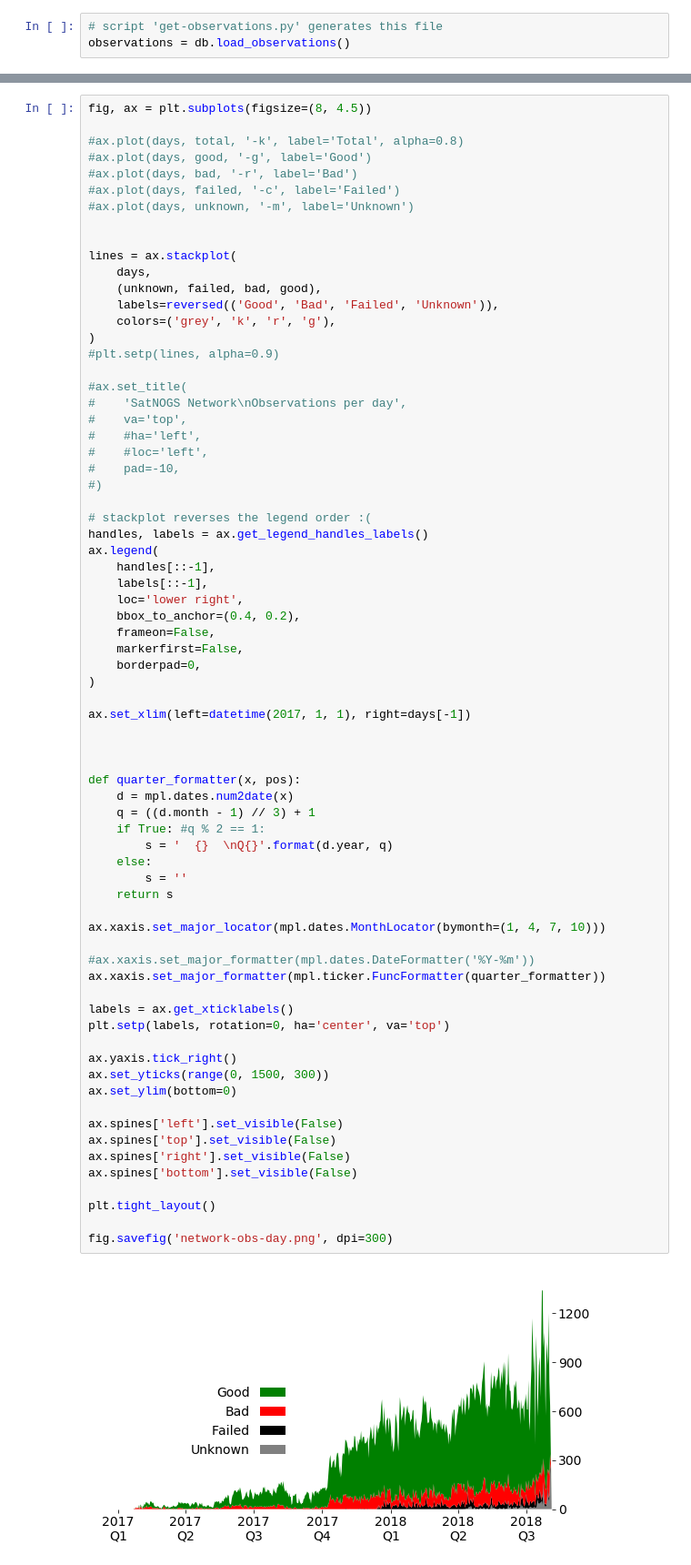
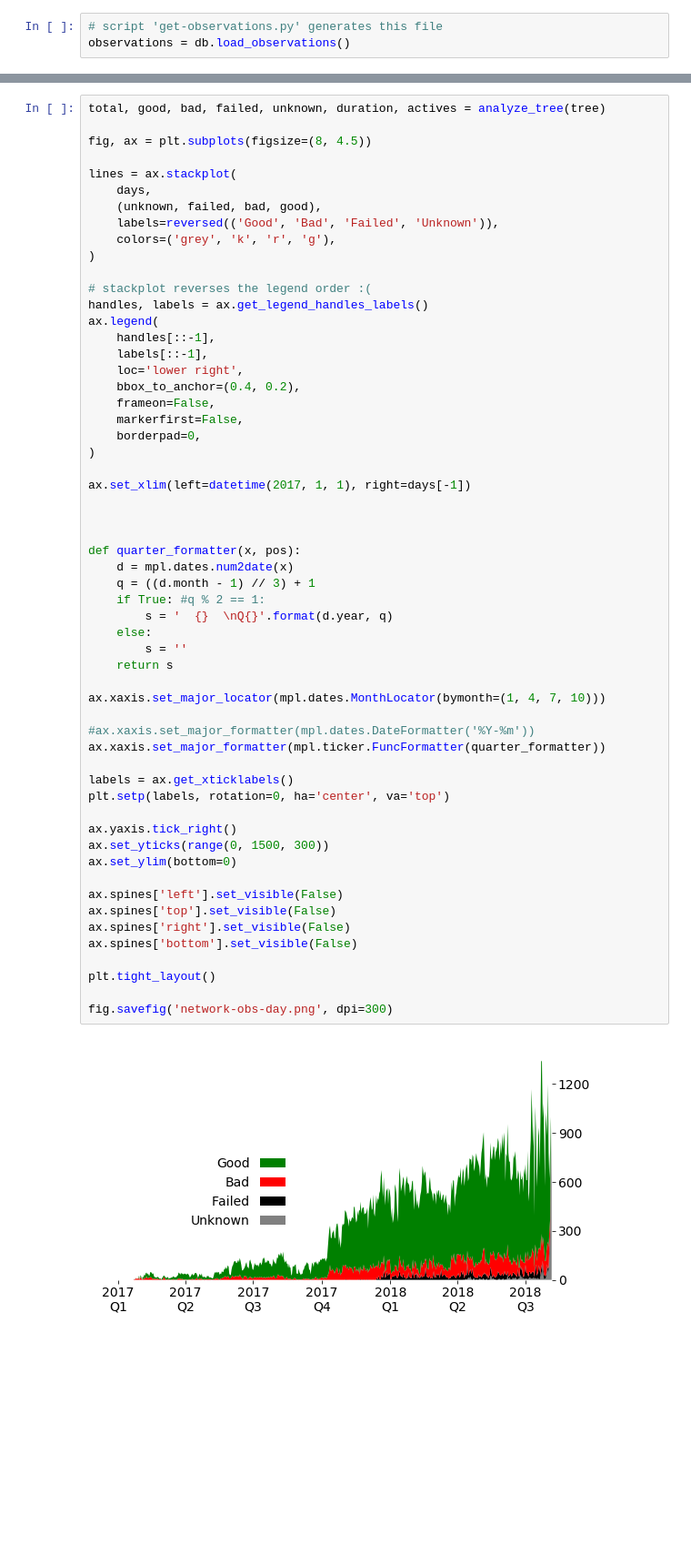
Before and after one commit to wiredlab/scheduling-bazaar, a Jupyter notebook: notebooks/observations-status.ipynb, the cells around one changed output, grey strips where cells are left out. Shown at 91% size. Drawn from its saved outputs; the diff is of its cells as text; blank space fills up the shorter version.

Commit message:
update observations

```diff
--- a/notebooks/observations-status.ipynb
+++ b/notebooks/observations-status.ipynb
@@ -89,12 +91,7 @@ for i, day in enumerate(days):
 # %%
+total, good, bad, failed, unknown, duration, actives = analyze_tree(tree)
+
 fig, ax = plt.subplots(figsize=(8, 4.5))
-
-#ax.plot(days, total, '-k', label='Total', alpha=0.8)
-#ax.plot(days, good, '-g', label='Good')
-#ax.plot(days, bad, '-r', label='Bad')
-#ax.plot(days, failed, '-c', label='Failed')
-#ax.plot(days, unknown, '-m', label='Unknown')
-
 
 lines = ax.stackplot(
     days,
@@ -102,15 +99,6 @@ lines = ax.stackplot(
     labels=reversed(('Good', 'Bad', 'Failed', 'Unknown')),
     colors=('grey', 'k', 'r', 'g'),
 )
-#plt.setp(lines, alpha=0.9)
-
-#ax.set_title(
-#    'SatNOGS Network\nObservations per day',
-#    va='top',
-#    #ha='left',
-#    #loc='left',
-#    pad=-10,
-#)
 
 # stackplot reverses the legend order :(
 handles, labels = ax.get_legend_handles_labels()
@@ -131,34 +119,34 @@ ax.set_xlim(left=datetime(2017, 1, 1), right=days[-1])
 def quarter_formatter(x, pos):
     d = mpl.dates.num2date(x)
     q = ((d.month - 1) // 3) + 1
     if True: #q % 2 == 1:
         s = '  {}  \nQ{}'.format(d.year, q)
     else:
         s = ''
     return s
 
 ax.xaxis.set_major_locator(mpl.dates.MonthLocator(bymonth=(1, 4, 7, 10)))
 
 #ax.xaxis.set_major_formatter(mpl.dates.DateFormatter('%Y-%m'))
 ax.xaxis.set_major_formatter(mpl.ticker.FuncFormatter(quarter_formatter))
 
 labels = ax.get_xticklabels()
 plt.setp(labels, rotation=0, ha='center', va='top')
 
 ax.yaxis.tick_right()
 ax.set_yticks(range(0, 1500, 300))
 ax.set_ylim(bottom=0)
 
 ax.spines['left'].set_visible(False)
 ax.spines['top'].set_visible(False)
 ax.spines['right'].set_visible(False)
 ax.spines['bottom'].set_visible(False)
 
 plt.tight_layout()
 
 fig.savefig('network-obs-day.png', dpi=300)
 # %% [output]
-[figure, old version]
+[figure, new version]
 # %%
 fig, ax = plt.subplots()
 
```
Also changed, not shown: parts of 10 cells of this notebook.
